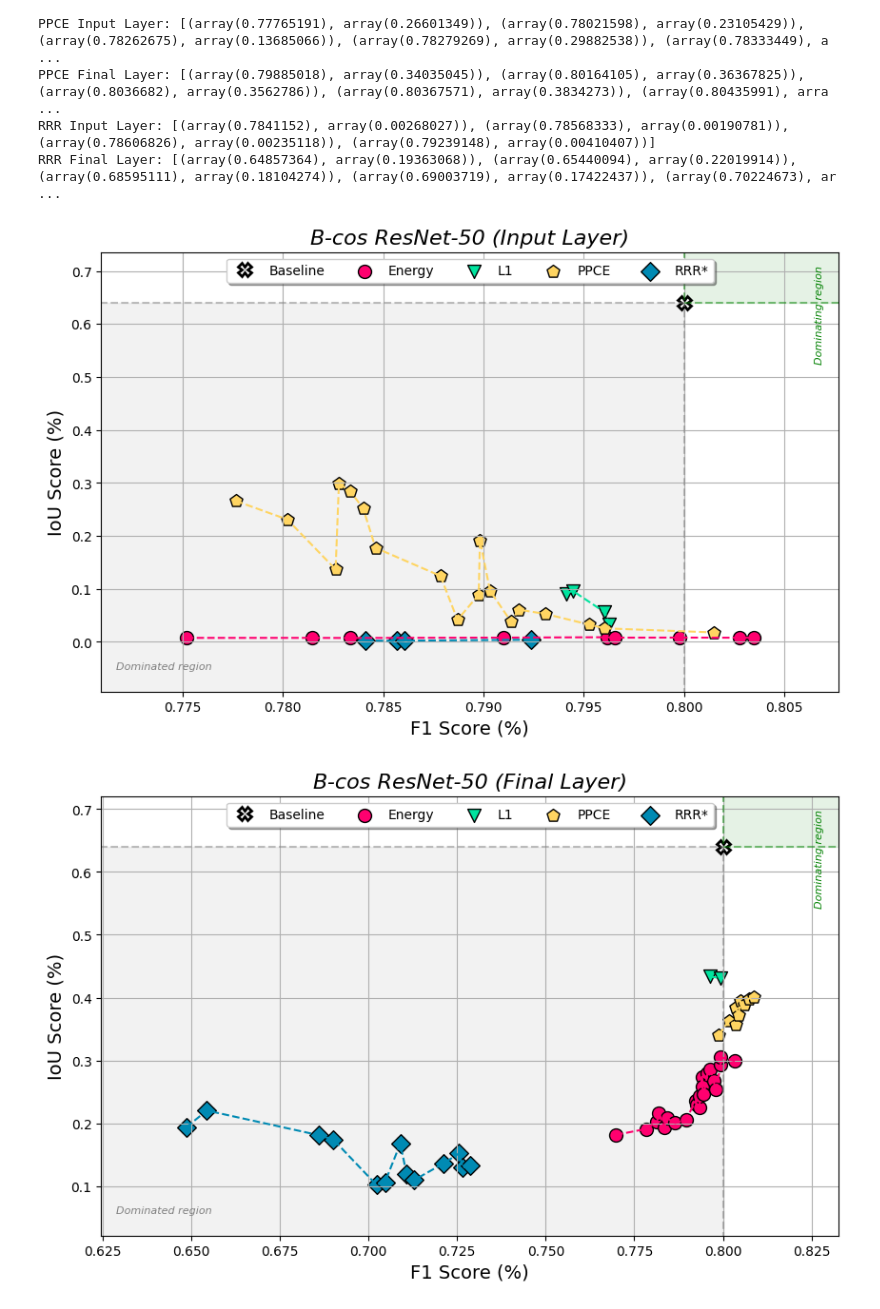
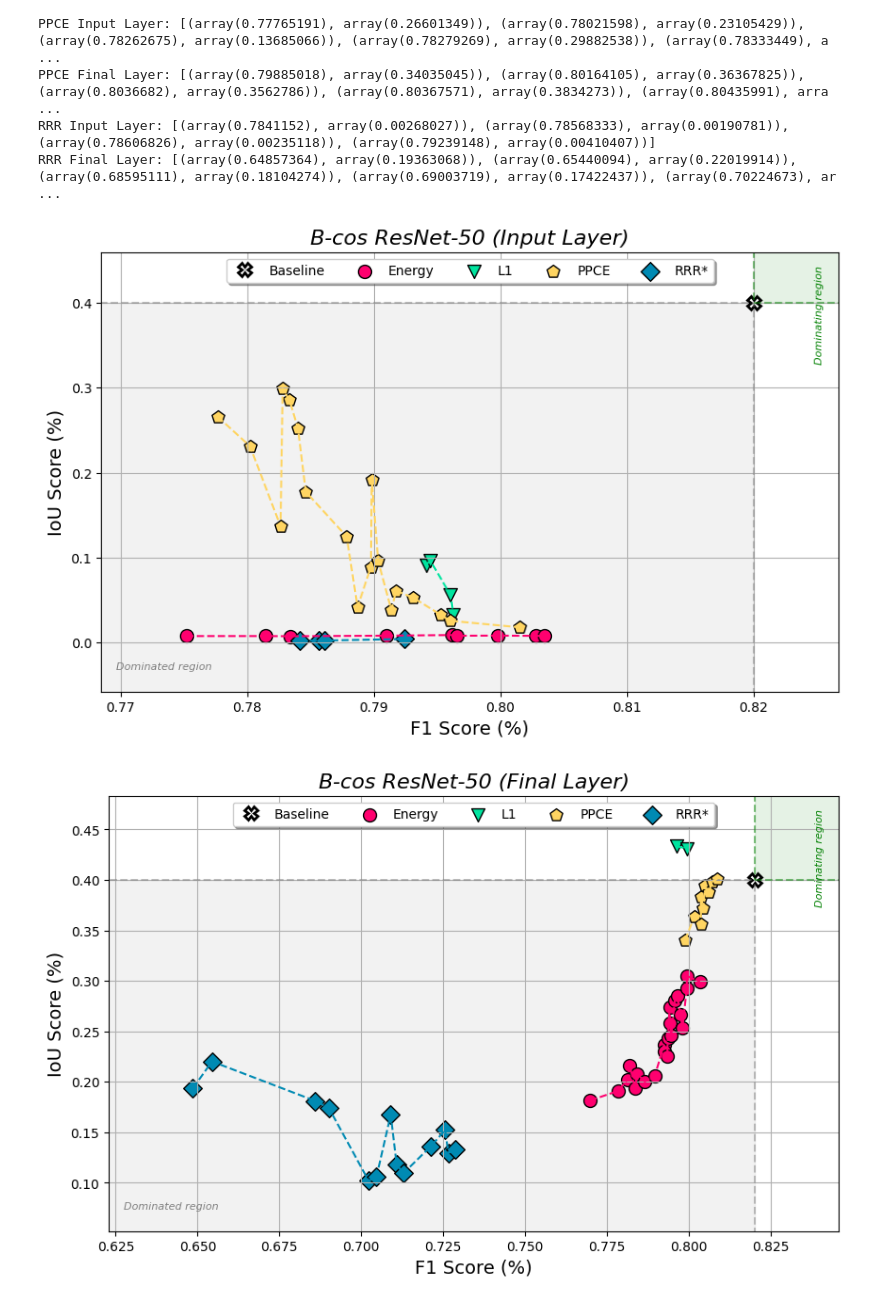
Before and after one commit to rensdebee/FACTifAI_2024_3, a Jupyter notebook: visualisations.ipynb, the cells around one changed output. Drawn from its saved outputs; the diff is of its cells as text; code cells hidden in the pictures.

```diff
--- a/visualisations.ipynb
+++ b/visualisations.ipynb
@@ -225,25 +227,27 @@ RRR Input Layer: [(array(0.7841152), array(0.00268027)), (array(0.78568333), arr
 RRR Final Layer: [(array(0.64857364), array(0.19363068)), (array(0.65440094), array(0.22019914)), (array(0.68595111), array(0.18104274)), (array(0.69003719), array(0.17422437)), (array(0.70224673), ar ...
 # %%
 plot_pareto_curve(
-    baseline_data=(0.80, 0.64),
+    baseline_data=(0.82, 0.4),
     energy_data=energy_data_input_layer,
     l1_data=l1_data_input_layer,
     ppce_data=ppce_data_input_layer,
     rrr_data=rrr_data_input_layer,
     x_label='F1 Score (%)',
     y_label='IoU Score (%)',
-    title='B-cos ResNet-50 (Input Layer)')
+    title='B-cos ResNet-50 (Input Layer)',
+    save_path='images/bcos_resnet50_input_layer_f1_iou_pareto_curve.png')
 # %% [output]
-[figure, old version]
+[figure, new version]
 # %%
 plot_pareto_curve(
-    baseline_data=(0.80, 0.64),
+    baseline_data=(0.82, 0.4),
     energy_data=energy_data_final_layer,
     l1_data=l1_data_final_layer,
     ppce_data=ppce_data_final_layer,
     rrr_data=rrr_data_final_layer,
     x_label='F1 Score (%)',
     y_label='IoU Score (%)',
-    title='B-cos ResNet-50 (Final Layer)')
+    title='B-cos ResNet-50 (Final Layer)',
+    save_path='images/bcos_resnet50_final_layer_f1_iou_pareto_curve.png')
 # %% [output]
-[figure, old version]
+[figure, new version]
```
Also changed, not shown: parts of 10 cells of this notebook, 2 other files.
